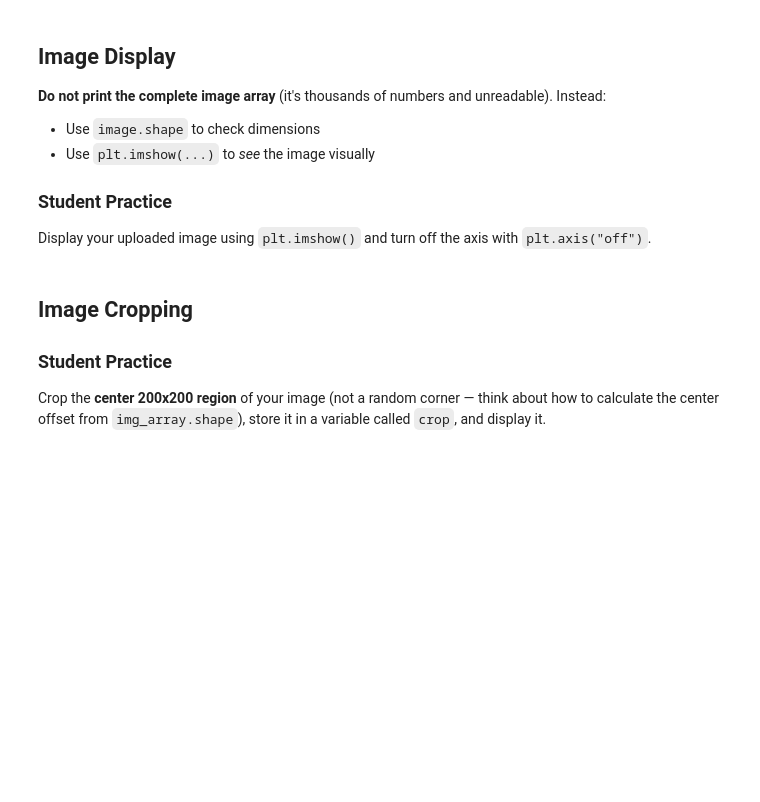
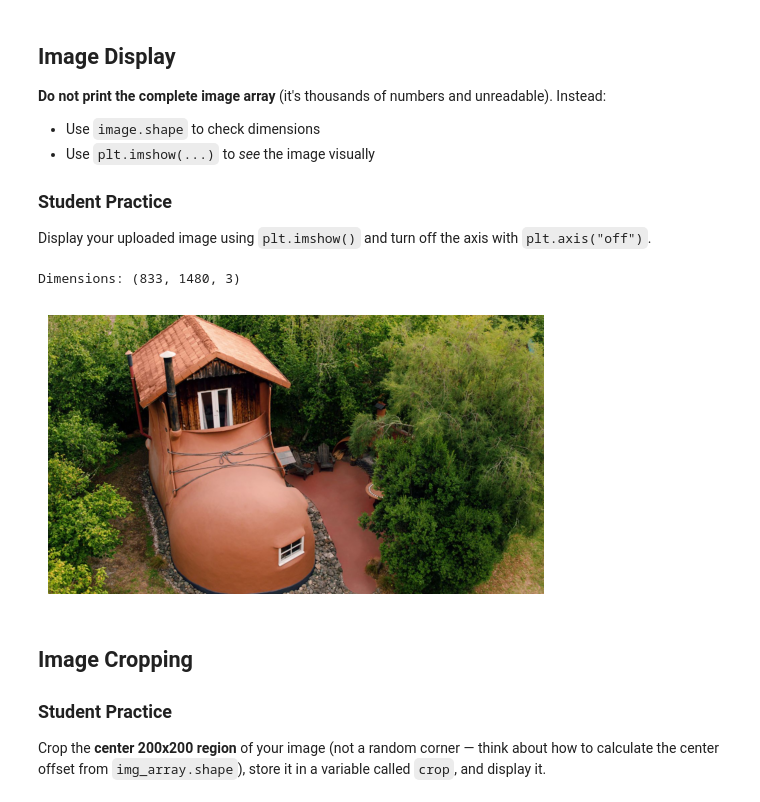
Before and after one commit to Ratnesh25012005/ML-Lab_Ratnesh-AP24110010649, a Jupyter notebook: Lab1/NumPy_HandsOn_Array_to_Image_Analysis_Student_Lab_v2_(2).ipynb, the cells around one changed output. Cells and saved outputs as stored; diff of their text form; code cells hidden in the pictures; blank space fills up the shorter version.

```diff
--- a/Lab1/NumPy_HandsOn_Array_to_Image_Analysis_Student_Lab_v2_(2).ipynb
+++ b/Lab1/NumPy_HandsOn_Array_to_Image_Analysis_Student_Lab_v2_(2).ipynb
@@ -410,6 +477,16 @@ img_array = None  # replace this line with your code
 Display your uploaded image using `plt.imshow()` and turn off the axis with `plt.axis("off")`.
 # %%
 # Write your code here to display img_array
+import matplotlib.pyplot as plt
+
+print("Dimensions:", img_array.shape)
+
+plt.imshow(img_array)
+plt.axis("off")
+plt.show()
+# %% [output]
+Dimensions: (833, 1480, 3)
+[figure, added]
 # %% [markdown]
 ## Image Cropping
 
```
Also changed, not shown: parts of 38 cells of this notebook, 1 other file.
